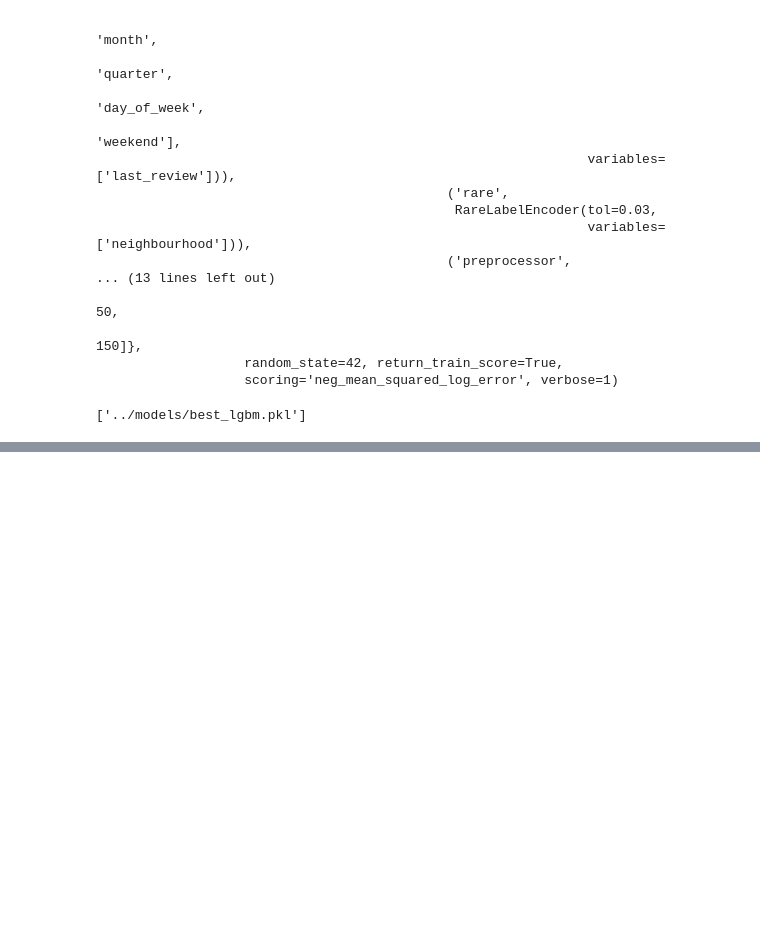
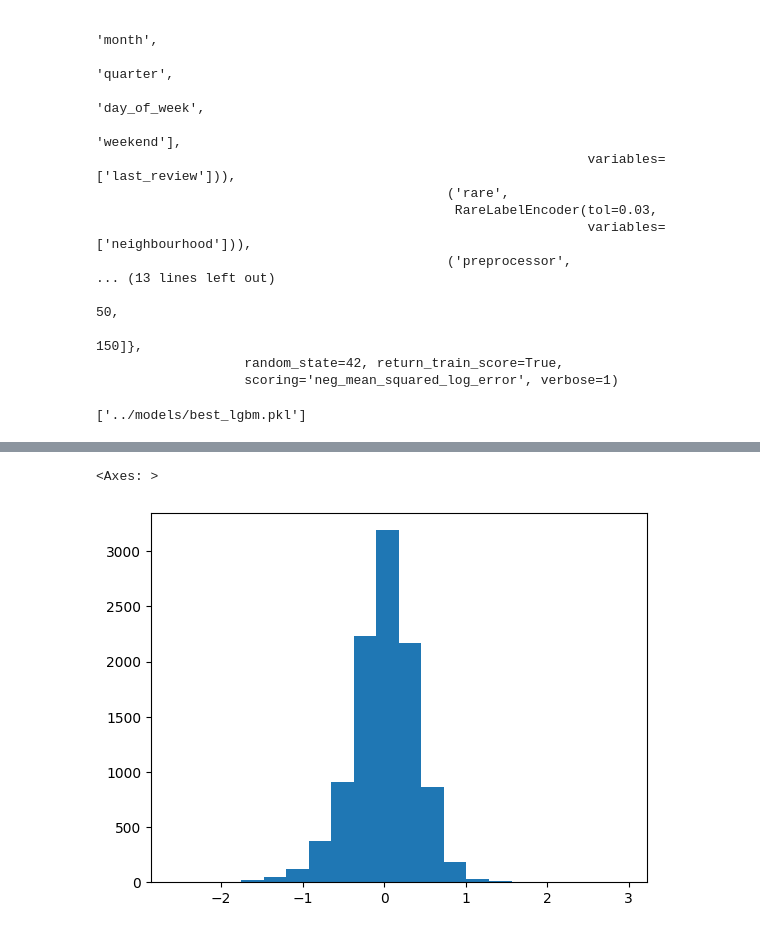
Before and after one commit to RodrigoFP51/nyc_airbnb_prices, a Jupyter notebook: notebooks/model_creation.ipynb, the cells around one changed output, grey strips where cells are left out. Drawn from its saved outputs; the diff is of its cells as text; code cells hidden in the pictures; blank space fills up the shorter version.

```diff
--- a/notebooks/model_creation.ipynb
+++ b/notebooks/model_creation.ipynb
@@ -363,0 +375,5 @@ NameError: name 'best_lgbm' is not defined
+# %%
+pd.Series((lgbm_tune.predict(X_test) - y_test)).hist(grid=False, bins=20)
+# %% [output]
+<Axes: >
+[figure, added]
```
Also changed, not shown: parts of 14 cells of this notebook, 3 other files.
